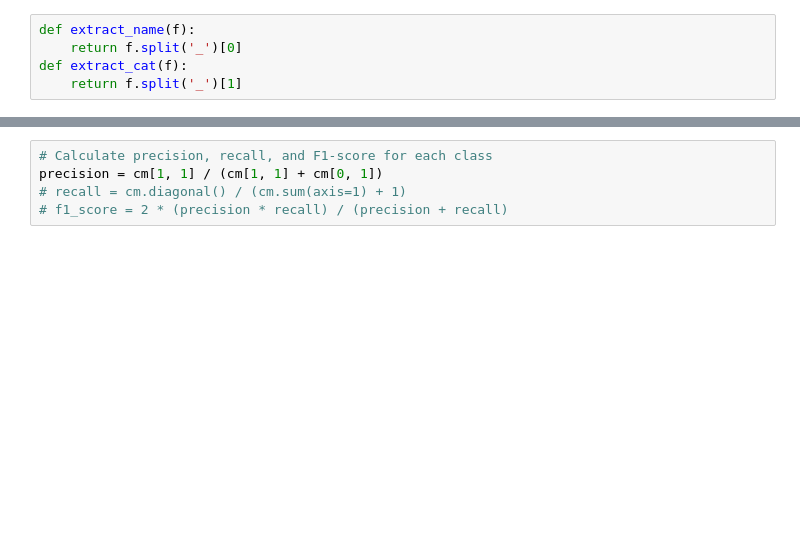
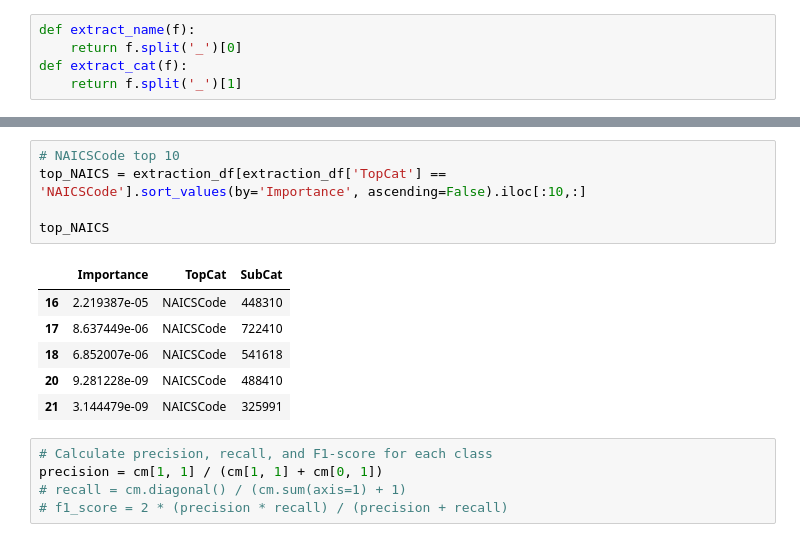
Before and after one commit to sheisroot/PPP-loan-repayment, a Jupyter notebook: code/10_LoanStatus_model_.ipynb, the cells around one changed output, grey strips where cells are left out. Drawn from its saved outputs; the diff is of its cells as text; blank space fills up the shorter version.

```diff
--- a/code/10_LoanStatus_model_.ipynb
+++ b/code/10_LoanStatus_model_.ipynb
@@ -218,3 +282,15 @@ top_features['Feature']
+# %%
+# NAICSCode top 10
+top_NAICS = extraction_df[extraction_df['TopCat'] == 'NAICSCode'].sort_values(by='Importance', ascending=False).iloc[:10,:]
+
+top_NAICS
+# %% [output]
+|  | Importance | TopCat | SubCat |
+| 16 | 2.219387e-05 | NAICSCode | 448310 |
+| 17 | 8.637449e-06 | NAICSCode | 722410 |
+| 18 | 6.852007e-06 | NAICSCode | 541618 |
+| 20 | 9.281228e-09 | NAICSCode | 488410 |
+| 21 | 3.144479e-09 | NAICSCode | 325991 |
 # %%
 # Calculate precision, recall, and F1-score for each class
 precision = cm[1, 1] / (cm[1, 1] + cm[0, 1])
```
Also changed, not shown: parts of 11 cells of this notebook, 1 other file.
